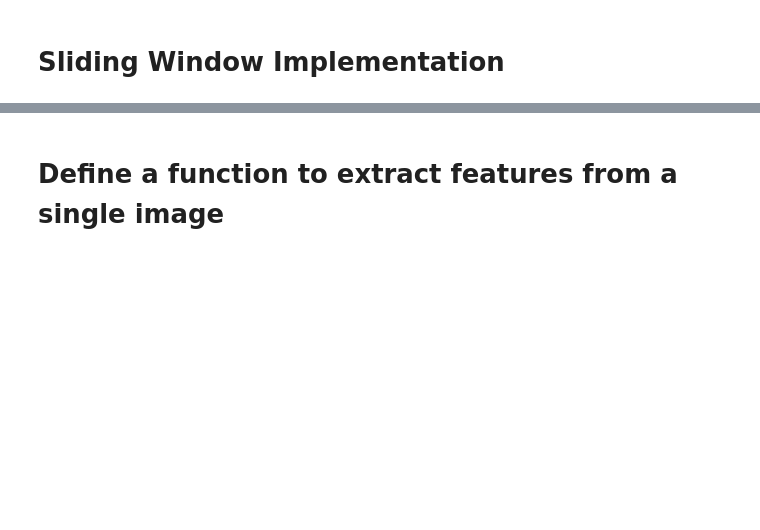
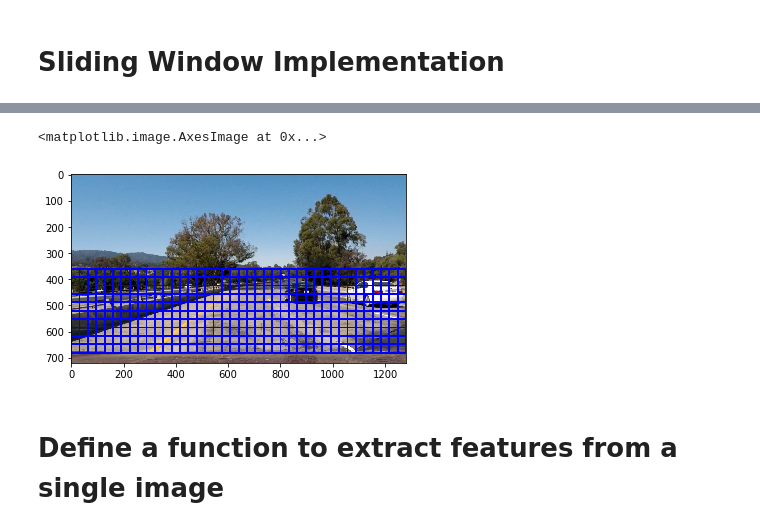
Before and after one commit to sandorgoda/Vehicle-Detection-and-Tracking, a Jupyter notebook: VehicleDetection.ipynb, the cells around one changed output, grey strips where cells are left out. Saved outputs shown, nothing was run; the diff lists cells and outputs as text; code cells hidden in the pictures; blank space fills up the shorter version.

```diff
--- a/VehicleDetection.ipynb
+++ b/VehicleDetection.ipynb
@@ -383,6 +389,7 @@ print(round(t2-t, 5), 'seconds to predict 10 labels with SVC.')
 # %%
+#The function is from Lesson 32 - Sliding Window implementation
 def slide_window(img, x_start_stop=[None, None], y_start_stop=[None, None],
-                    xy_window=(64, 64), xy_overlap=(0.5, 0.5)):
+                    xy_window=(128, 128), xy_overlap=(0.5, 0.5)):
     # If x and/or y start/stop positions not defined, set to image size
     if x_start_stop[0] == None:
         x_start_stop[0] = 0
@@ -423,11 +430,14 @@ def slide_window(img, x_start_stop=[None, None], y_start_stop=[None, None],
 # %%
 image = cv2.imread('/home/sandorgoda/Documents/git/SDCND/Project_Work/VehicleDetection/test_images/test1.jpg')
 image=cv2.cvtColor(image, cv2.COLOR_BGR2RGB)
-windows = slide_window(image, x_start_stop=[None, None], y_start_stop=[360, 720],
+windows = slide_window(image, x_start_stop=[None, None], y_start_stop=[360, 680],
                     xy_window=(64, 64), xy_overlap=(0.5, 0.5))
 
 window_img = draw_bb(image, windows, color=(0, 0, 255), thickness=6)
 plt.imshow(window_img)
+# %% [output]
+<matplotlib.image.AxesImage at 0x...>
+[figure, added]
 # %% [markdown]
 # Define a function to extract features from a single image
 # %% [markdown]
```
Also changed, not shown: parts of 37 cells of this notebook.
